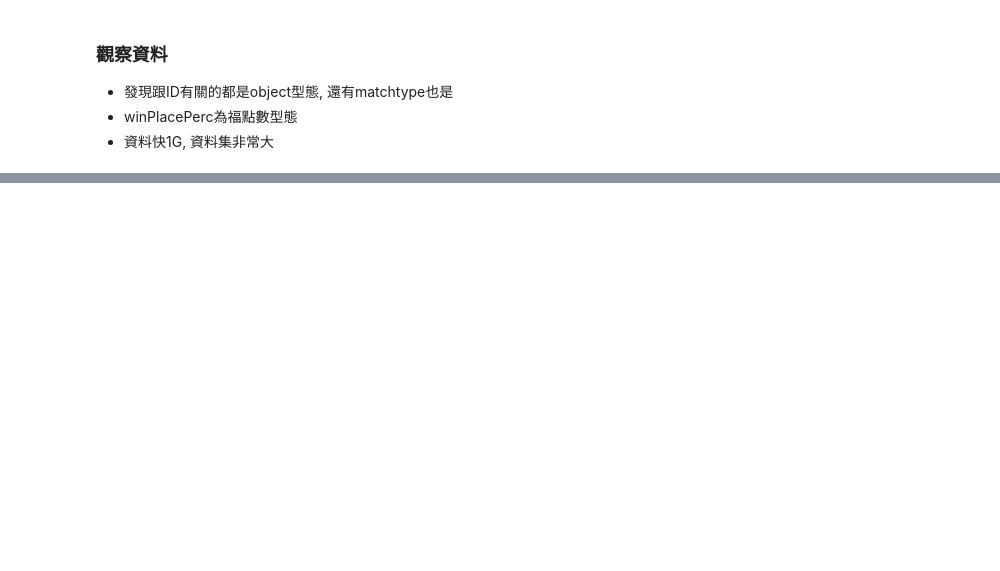
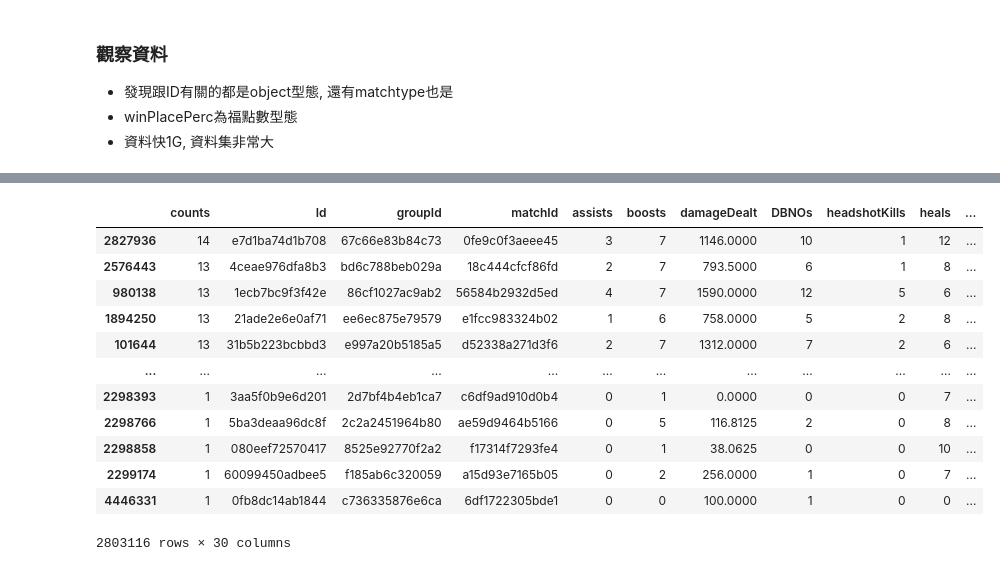
Before and after one commit to ALINYIWEN/Kaggle-Competitions, a Jupyter notebook: PUBG Finish Placement Prediction.ipynb, the cells around one changed output, grey strips where cells are left out. Cells and saved outputs as stored; diff of their text form; code cells hidden in the pictures; blank space fills up the shorter version.

```diff
--- a/PUBG Finish Placement Prediction.ipynb
+++ b/PUBG Finish Placement Prediction.ipynb
@@ -174,0 +214,45 @@ Decreased by 70.7%
+# %%
+# 建立異常值index陣列
+outlier_indices = []
+
+# 計算每個特徵的四分位數
+for column in train.columns:
+    if column in ['Id','groupId','matchId','matchType']:
+        continue # continue：強制跳出 ❮本次❯ 迴圈，繼續進入下一圈
+    Q1 = train.loc[train[column].notna(), column].quantile(0.25) # 計算第一四分位數
+    Q3 = train.loc[train[column].notna(), column].quantile(0.75) # 計算第三四分位數
+
+    # 四分位數間距（IQR）是第一個四分位數與第三個四分位數之間的差值, 用於檢測異常值
+    IQR = Q3 - Q1
+
+    # 將 1.5 x（IQR）添加到第三个四分位数。任何大于此的数字都是可疑的异常值。
+    outlier_step = 1.5 * IQR
+
+    # 取得是異常值的 index
+    outlier_index = train[(train[column] < Q1 -outlier_step) |
+                               (train[column] > Q3 + outlier_step)].index
+
+    # extend方法只能加入串列，不可以是元素。它會把串列中的元素做為個別元素加進串列裡
+    outlier_indices.extend(outlier_index)
+
+# 選擇包含超過n個異常值的觀察
+outlier_indices = dict(Counter(outlier_indices))           # 將異常值的資料轉為字典
+outlier_counts = pd.DataFrame.from_dict(
+    outlier_indices, orient = 'index', columns=['counts']) # 將字典轉回dataframe形式
+outlier_data = train.loc[outlier_indices.keys()]       # 取得異常值字典的 key
+outlier_data = pd.concat([outlier_counts, outlier_data], axis = 1) # 將異常值計數與異常資料合併
+outlier_data.sort_values(by = ['counts'], ascending = False) # 觀察
+# %% [output]
+|  | counts | Id | groupId | matchId | assists | boosts | damageDealt | DBNOs | headshotKills | heals | ... |
+| 2827936 | 14 | e7d1ba74d1b708 | 67c66e83b84c73 | 0fe9c0f3aeee45 | 3 | 7 | 1146.0000 | 10 | 1 | 12 | ... |
+| 2576443 | 13 | 4ceae976dfa8b3 | bd6c788beb029a | 18c444cfcf86fd | 2 | 7 | 793.5000 | 6 | 1 | 8 | ... |
+| 980138 | 13 | 1ecb7bc9f3f42e | 86cf1027ac9ab2 | 56584b2932d5ed | 4 | 7 | 1590.0000 | 12 | 5 | 6 | ... |
+| 1894250 | 13 | 21ade2e6e0af71 | ee6ec875e79579 | e1fcc983324b02 | 1 | 6 | 758.0000 | 5 | 2 | 8 | ... |
+| 101644 | 13 | 31b5b223bcbbd3 | e997a20b5185a5 | d52338a271d3f6 | 2 | 7 | 1312.0000 | 7 | 2 | 6 | ... |
+| ... | ... | ... | ... | ... | ... | ... | ... | ... | ... | ... | ... |
+| 2298393 | 1 | 3aa5f0b9e6d201 | 2d7bf4b4eb1ca7 | c6df9ad910d0b4 | 0 | 1 | 0.0000 | 0 | 0 | 7 | ... |
+| 2298766 | 1 | 5ba3deaa96dc8f | 2c2a2451964b80 | ae59d9464b5166 | 0 | 5 | 116.8125 | 2 | 0 | 8 | ... |
+| 2298858 | 1 | 080eef72570417 | 8525e92770f2a2 | f17314f7293fe4 | 0 | 1 | 38.0625 | 0 | 0 | 10 | ... |
+| 2299174 | 1 | 60099450adbee5 | f185ab6c320059 | a15d93e7165b05 | 0 | 2 | 256.0000 | 1 | 0 | 7 | ... |
+| 4446331 | 1 | 0fb8dc14ab1844 | c736335876e6ca | 6df1722305bde1 | 0 | 0 | 100.0000 | 1 | 0 | 0 | ... |
+2803116 rows × 30 columns
```
Also changed, not shown: parts of 33 cells of this notebook, 5 other files.
